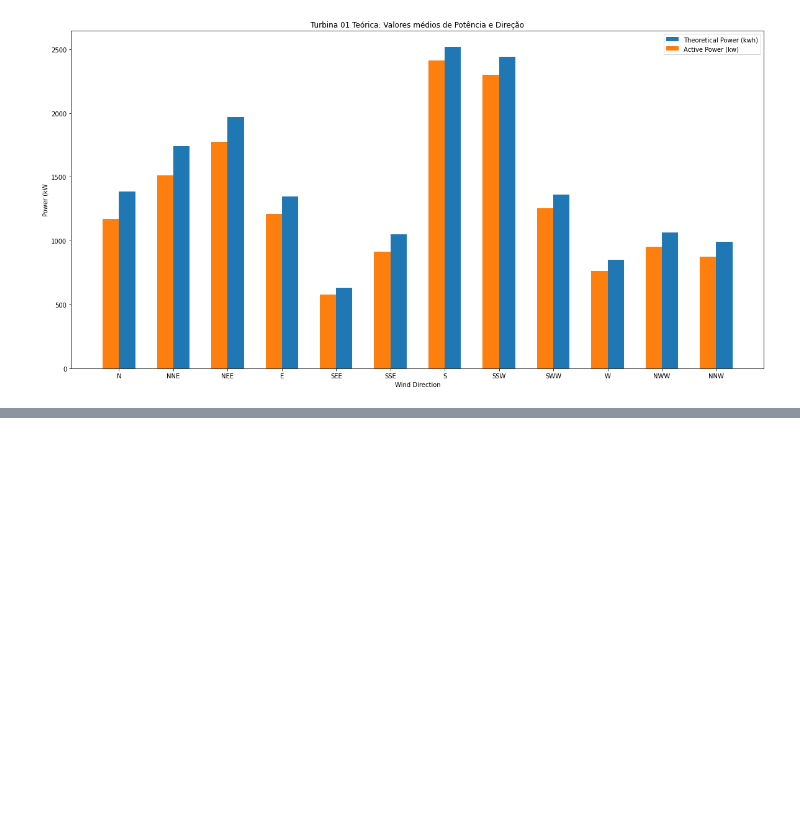
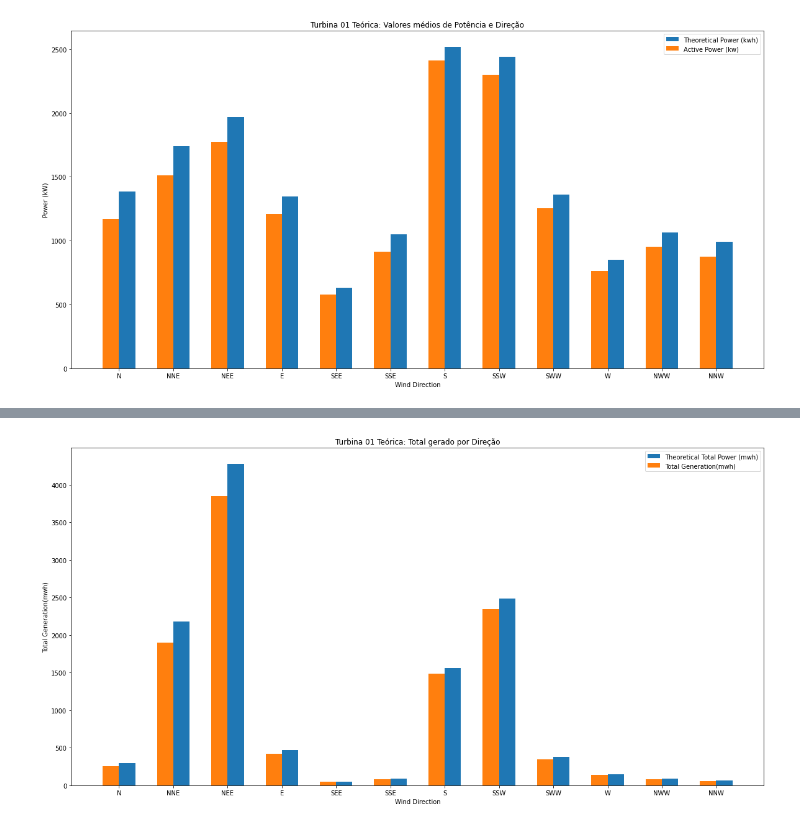
Before and after one commit to RaulOAlves/Wind_Turbine_Scada, a Jupyter notebook: Wind_Turbine_Scada.ipynb, the cells around one changed output, grey strips where cells are left out. Cells and saved outputs as stored; diff of their text form; code cells hidden in the pictures; blank space fills up the shorter version.

```diff
--- a/Wind_Turbine_Scada.ipynb
+++ b/Wind_Turbine_Scada.ipynb
@@ -456,3 +458,35 @@ def bar_graph():
 bar_graph()
 # %% [output]
 [figure]
+# %%
+# Criando um data frame do total para as direções para os dados limpos
+df_directions_total = df_directions.copy()
+
+# Removendo as colunas desnecessárias
+df_directions_total.drop(columns={'Count', 'ActivePower(kw)',
+                                  'TheoreticalPower(kwh)',
+                                  'Loss_Values(kw)',
+                                  'Loss(%)'}, inplace=True)
+
+# Calculando os valores totais para cada direção
+df_directions_total['Total_Generation(mwh)'] = df_directions['ActivePower(kw)']*df_directions['Count']/6000
+df_directions_total['Theoretical_PC_Total_Generation(mwh)'] = df_directions['TheoreticalPower(kwh)']*df_directions['Count']/6000
+df_directions_total['Total_Loss(mwh)'] = df_directions_total['Theoretical_PC_Total_Generation(mwh)']-df_directions_total['Total_Generation(mwh)']
+df_directions_total['Total_Loss(%)'] = df_directions_total['Total_Loss(mwh)']/df_directions_total['Theoretical_PC_Total_Generation(mwh)']*100
+
+# Arredondando os valores para 2 casa decimais
+df_directions_total = df_directions_total.round({'WindSpeed(m/s)':1,
+                                                'Total_Generation(mwh)': 2,
+                                                'Theoretical_PC_Total_Generation(mwh)': 2,
+                                                'Total_Loss(mwh)': 2,
+                                                'Total_Loss(%)': 2})
+
+# Reordenar as colunas
+df_directions_total = df_directions_total[['Direction',
+                                         'Total_Generation(mwh)',
+                                         'Theoretical_PC_Total_Generation(mwh)',
+                                         'WindSpeed(m/s)',
+                                         'Total_Loss(mwh)',
+                                         'Total_Loss(%)']]
+
+df_directions_total
@@ -458,0 +508,14 @@ bar_graph()
+# %%
+# Gráfico comparando a potência total gerada com a direção
+def bar_graph():
+  fig = plt.figure(figsize=(20,10))
+  plt.bar(df_directions_total['Direction'], df_directions_total['Theoretical_PC_Total_Generation(mwh)'], label = 'Theoretical Total Power (mwh)', align='edge', width=0.3)
+  plt.bar(df_directions_total['Direction'], df_directions_total['Total_Generation(mwh)'], label = 'Total Generation(mwh)', align='edge', width=-0.3)
+  plt.xlabel('Wind Direction')
+  plt.ylabel('Total Generation(mwh)')
+  plt.title('Turbina 01 Teórica: Total gerado por Direção')
+  plt.legend()
+  plt.show()
+bar_graph()
+# %% [output]
+[figure, added]
```
Also changed, not shown: parts of 4 cells of this notebook.
